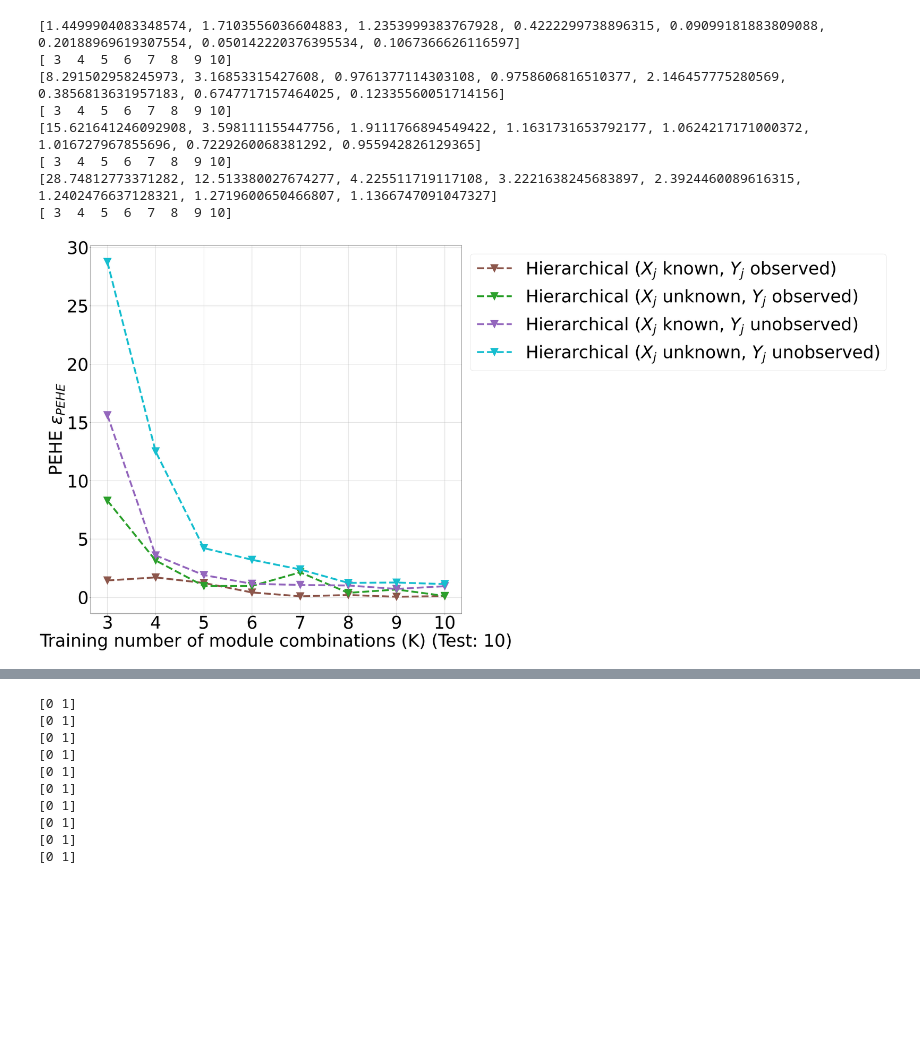
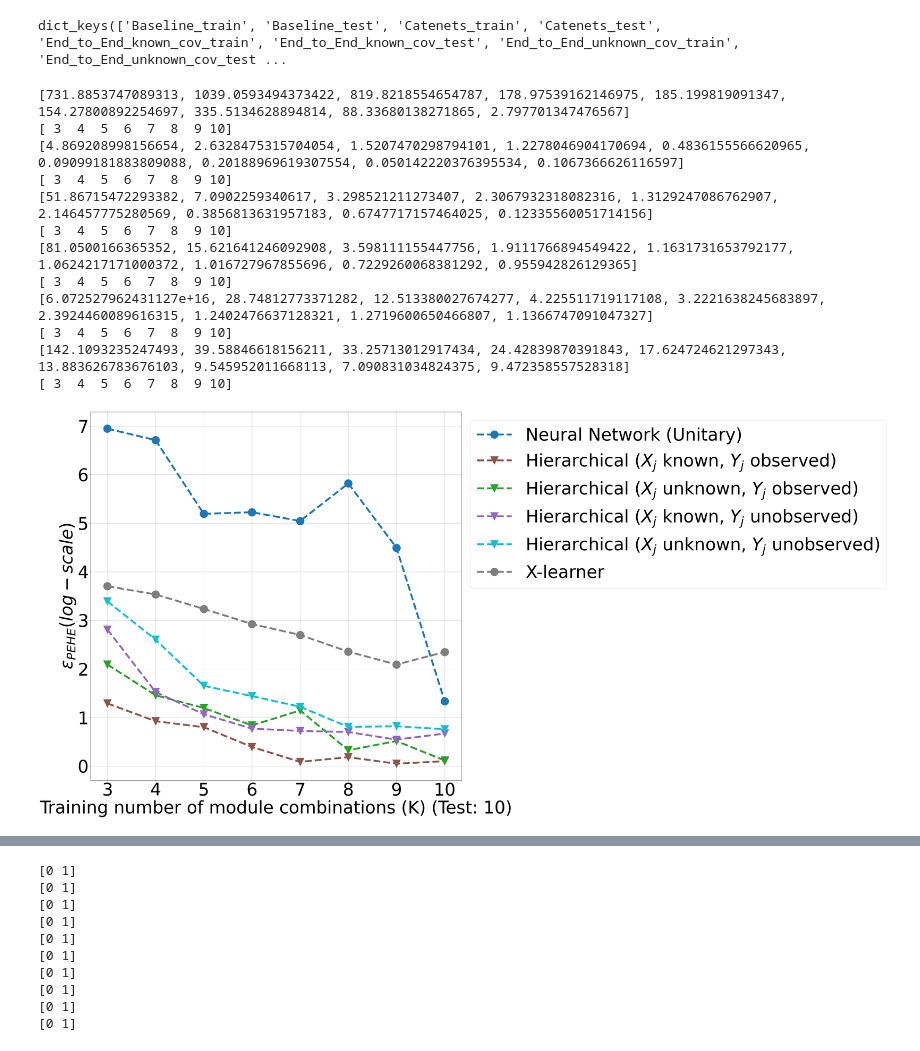
Before and after one commit to KDL-umass/compositional_models_cate, a Jupyter notebook: notebooks/sequential_analysis.ipynb, the cells around one changed output, grey strips where cells are left out. Drawn from its saved outputs; the diff is of its cells as text; code cells hidden in the pictures; blank space fills up the shorter version.

Commit message:
clear_paper_checkpint

```diff
--- a/notebooks/sequential_analysis.ipynb
+++ b/notebooks/sequential_analysis.ipynb
@@ -52,3 +74,7 @@ all_res
+# %%
+all_results['2'].keys()
+# %% [output]
+dict_keys(['Baseline_train', 'Baseline_test', 'Catenets_train', 'Catenets_test', 'End_to_End_known_cov_train', 'End_to_End_known_cov_test', 'End_to_End_unknown_cov_train', 'End_to_End_unknown_cov_test ...
 # %%
 # Colors for each model
 from matplotlib import pyplot as plt
@@ -96,35 +122,41 @@ colors = {
     'Sequential_unknown_cov': '#2ca02c',
     'End_to_End_unknown_cov': '#17becf',
     'Sequential_known_cov': '#8c564b',
-    'End_to_End_known_cov': '#9467bd'
+    'End_to_End_known_cov': '#9467bd',
+    'XLearner': '#7f7f7f',
+    'TLearner': '#17becf',
+    'SLearner': '#bcbd22',
+    'RandomForest': '#8c564b',
+    'NonParamDML': '#d62728',
 }
 linewidth = 7
 
 
-labels = {'Sequential_unknown_cov': r'Hierarchical ($X_j$ unknown, $Y_j$ observed)', 'Sequential_known_cov': r'Hierarchical ($X_j$ known, $Y_j$ observed)', 'End_to_End_unknown_cov': r'Hierarchical ($X_j$ unknown, $Y_j$ unobserved)', 'End_to_End_known_cov': r'Hierarchical ($X_j$ known, $Y_j$ unobserved)', 'Catenets': 'TNet', 'Baseline': 'Neural Network (Unitary)'}
-markers = {'Sequential_unknown_cov': 'v', 'Sequential_known_cov': 'v', 'End_to_End_unknown_cov': 'v', 'End_to_End_known_cov': 'v', 'Catenets': 'o', 'Baseline': 'o'}
+labels = {'Sequential_unknown_cov': r'Hierarchical ($X_j$ unknown, $Y_j$ observed)', 'Sequential_known_cov': r'Hierarchical ($X_j$ known, $Y_j$ observed)', 'End_to_End_unknown_cov': r'Hierarchical ($X_j$ unknown, $Y_j$ unobserved)', 'End_to_End_known_cov': r'Hierarchical ($X_j$ known, $Y_j$ unobserved)', 'Baseline': 'Neural Network (Unitary)','XLearner': 'X-learner', 'RandomForest': 'Random Forest', 'NonParamDML': 'NonParamDML', 'SLearner': 'S-learner', 'TLearner': 'T-learner'}
+markers = {'Sequential_unknown_cov': 'v', 'Sequential_known_cov': 'v', 'End_to_End_unknown_cov': 'v', 'End_to_End_known_cov': 'v', 'Catenets': 'o', 'Baseline': 'o', 'XLearner': 'o', 'RandomForest': 'o', 'NonParamDML': 'o', 'SLearner': 'o', 'TLearner': 'o'}
 fig, (ax1) = plt.subplots(1, 1, figsize=(25, 25))
 # Function to plot performance
 def plot_performance(metric, metric_name, data_type, axis):
     # fig1, ax1 = plt.subplots(figsize=(25, 20))
 
-    x = list(all_results.keys())[1:]
+    x = [2, 3, 4, 5, 6, 7, 8, 9,10]
     # convert string to float
     x = [int(i) for i in x]
     # remove key 5
     # x = [i for i in x if i != 5]
 
 
-    for model in ['Sequential_known_cov', 'Sequential_unknown_cov', 'End_to_End_known_cov', 'End_to_End_unknown_cov']:
+    for model in ['Baseline', 'Sequential_known_cov', 'Sequential_unknown_cov', 'End_to_End_known_cov', 'End_to_End_unknown_cov', 'XLearner']:
         y = [all_results[str(key)][f'{model}_{data_type}'][metric] for key in x]
         print(y)
         # replace negative values with 0
-        y = [0 if i < 0 else i for i in y]
+        y = [0 if i < 0 else i for i in y][1:]
         # log scale for PEHE
-        # if metric_name == 'PEHE':
-        #     y = [math.log(i+1) for i in y]
+        if metric_name == 'PEHE':
+            # y = [math.sqrt(i) for i in y]
+            y = [math.log(i+1) for i in y]
         # if exp == "noise":
-        x_plot = np.array(x)
+        x_plot = np.array(x)[1:]
         # else:
         #     x_plot = 1-np.array(x)
         #     print(x_plot)
@@ -140,42 +172,46 @@ def plot_performance(metric, metric_name, data_type, axis):
 
     plt.xlabel('Training number of module combinations (K) (Test: 10)')
     if metric_name == 'PEHE':
-        metric_title = r'PEHE $\epsilon_{PEHE}$'
+         metric_title = r'$\epsilon_{PEHE} (log-scale)$'
     elif metric_name == 'R^2':
         metric_title = r'$R^2$'
     axis.set_ylabel(metric_title)
     # y-axis in log scale
     # plt.yscale('log')
 
     # set x-axis ticks as x_plot
     axis.set_xticks(x_plot)
 
     # plt.title(f'{metric_title} Performance ({data_type.capitalize()})')
     # legend outside plot
 
 # Plot PEHE for train and test
 # plot_performance(0, 'PEHE', 'train')
 plot_performance(0, 'PEHE', 'test', ax1)
 
 # # # Plot R^2 for train and test
 # # plot_performance(1, 'R^2', 'train')
 # plot_performance(1, 'R^2', 'test', ax2)
 plt.legend(loc='upper left', bbox_to_anchor=(1, 1), fontsize=font_size)
 
 
 plt.grid(True)
 
 plot_dir = "clear_plots"
 if not os.path.exists(plot_dir):
     os.makedirs(plot_dir)
-plt.savefig("clear_plots/prior_knowledge.pdf", bbox_inches='tight')
+plt.savefig("clear_plots/prior_knowledge_sequential_all.pdf", bbox_inches='tight')
 # %% [output]
-[1.4499904083348574, 1.7103556036604883, 1.2353999383767928, 0.4222299738896315, 0.09099181883809088, 0.20188969619307554, 0.050142220376395534, 0.1067366626116597]
+[731.8853747089313, 1039.0593494373422, 819.8218554654787, 178.97539162146975, 185.199819091347, 154.27800892254697, 335.5134628894814, 88.33680138271865, 2.797701347476567]
 [ 3  4  5  6  7  8  9 10]
-[8.291502958245973, 3.16853315427608, 0.9761377114303108, 0.9758606816510377, 2.146457775280569, 0.3856813631957183, 0.6747717157464025, 0.12335560051714156]
+[4.869208998156654, 2.6328475315704054, 1.5207470298794101, 1.2278046904170694, 0.4836155566620965, 0.09099181883809088, 0.20188969619307554, 0.050142220376395534, 0.1067366626116597]
 [ 3  4  5  6  7  8  9 10]
-[15.621641246092908, 3.598111155447756, 1.9111766894549422, 1.1631731653792177, 1.0624217171000372, 1.016727967855696, 0.7229260068381292, 0.955942826129365]
+[51.86715472293382, 7.0902259340617, 3.298521211273407, 2.3067932318082316, 1.3129247086762907, 2.146457775280569, 0.3856813631957183, 0.6747717157464025, 0.12335560051714156]
 [ 3  4  5  6  7  8  9 10]
-[28.74812773371282, 12.513380027674277, 4.225511719117108, 3.2221638245683897, 2.3924460089616315, 1.2402476637128321, 1.2719600650466807, 1.1366747091047327]
+[81.0500166365352, 15.621641246092908, 3.598111155447756, 1.9111766894549422, 1.1631731653792177, 1.0624217171000372, 1.016727967855696, 0.7229260068381292, 0.955942826129365]
 [ 3  4  5  6  7  8  9 10]
+[6.072527962431127e+16, 28.74812773371282, 12.513380027674277, 4.225511719117108, 3.2221638245683897, 2.3924460089616315, 1.2402476637128321, 1.2719600650466807, 1.1366747091047327]
+[ 3  4  5  6  7  8  9 10]
+[142.1093235247493, 39.58846618156211, 33.25713012917434, 24.42839870391843, 17.624724621297343, 13.883626783676103, 9.545952011668113, 7.090831034824375, 9.472358557528318]
+[ 3  4  5  6  7  8  9 10]
-[figure, old version]
+[figure, new version]
```
Also changed, not shown: parts of 10 cells of this notebook, 22 other files.
